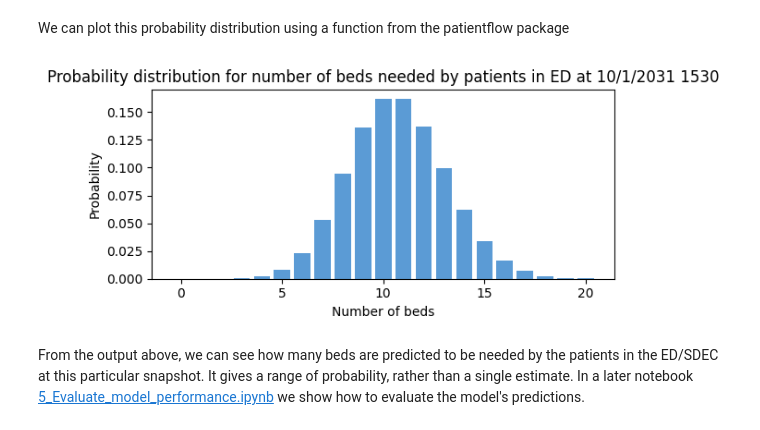
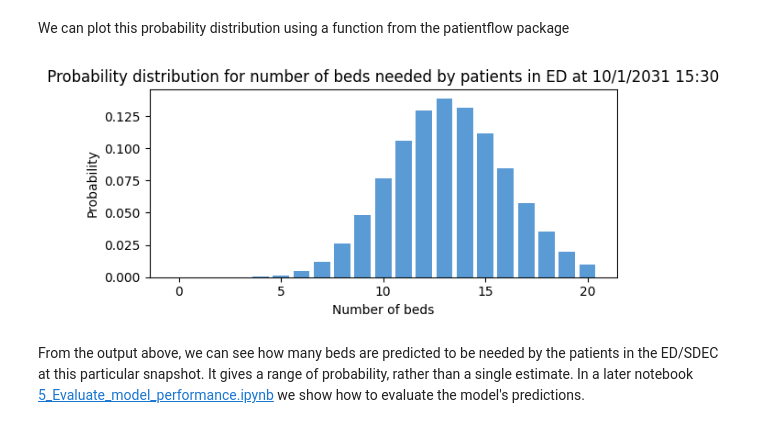
Before and after one commit to zmek/patientflow, a Jupyter notebook: notebooks/4b_Predict_demand_from_patients_in_ED.ipynb, the cells around one changed output. Saved outputs shown, nothing was run; the diff lists cells and outputs as text; code cells hidden in the pictures.

```diff
--- a/notebooks/4b_Predict_demand_from_patients_in_ED.ipynb
+++ b/notebooks/4b_Predict_demand_from_patients_in_ED.ipynb
@@ -65,8 +75,9 @@ The first step is to retrieve data on patients in the ED at that time of day, an
 
 The function in the cell below formats the name of the model based on the time of day
 # %%
-from patientflow.load import get_model_name
+from patientflow.load import get_model_key
 prediction_time = tuple([15,30])
-model_name = get_model_name('admissions', prediction_time)
-print(f'The name of the model to be loaded is {model_name}. It will be loaded from {model_file_path}')
+model_name = 'admissions_balanced_calibrated'
+model_key = get_model_key(model_name, prediction_time)
+print(f'The name of the model to be loaded is {model_key}. It will be loaded from {model_file_path}')
 # %% [output]
@@ -81,9 +92,13 @@ Next we use the `prepare_for_inference()` function. This does several things:
 # %%
 from patientflow.prepare import prepare_for_inference
 
-X_test, y_test, model = prepare_for_inference(
+exclude_from_training_data = [ 'snapshot_date', 'prediction_time','consultation_sequence', 'visit_number', 'specialty', 'final_sequence', 'training_validation_test']
+
+X_test, y_test, pipeline = prepare_for_inference(
     model_file_path,
-    'admissions',
-    prediction_time = prediction_time,
-    data_path = data_file_path / "ed_visits.csv" ,
-    single_snapshot_per_visit = False)
+    model_name,
+    prediction_time,
+    model_only=False,
+    df=test_visits,
+    single_snapshot_per_visit=False,
+    exclude_from_training_data=exclude_from_training_data)
@@ -131,8 +124,7 @@ from patientflow.prepare import prepare_snapshots_dict
 
 # select the snapshots to include in the probability distribution,
 snapshots_dict = prepare_snapshots_dict(
-    ed_visits[(ed_visits.training_validation_test == 'test') &
-        (ed_visits.prediction_time == prediction_time)]
+    test_visits[test_visits.prediction_time == prediction_time]
     )
 
 print("First 10 keys in the snapshots dictionary")
@@ -174,7 +166,7 @@ With the model, the snapshot dictionary, X_test and y_test as inputs, the get_pr
 from patientflow.aggregate import get_prob_dist
 # get probability distribution for this time of day
 prob_dist = get_prob_dist(
-        snapshots_dict, X_test, y_test, model
+        snapshots_dict, X_test, y_test, pipeline
     )
 # %% [output]
 Calculating probability distributions for 92 snapshot dates
@@ -249,12 +241,12 @@ We can plot this probability distribution using a function from the patientflow
 # %%
 from patientflow.viz.prob_dist_plot import prob_dist_plot
 
-title_ = f'Probability distribution for number of beds needed by patients in ED at {first_record_key} {model_name[-4:]}'
+title_ = f'Probability distribution for number of beds needed by patients in ED at {first_record_key} {prediction_time[0]:02d}:{prediction_time[1]:02d}'
 prob_dist_plot(prob_dist_data=prob_dist[first_record_key]['agg_predicted'],
     title=title_,
     include_titles=True)
 # %% [output]
-[figure, old version]
+[figure, new version]
 # %% [markdown]
 From the output above, we can see how many beds are predicted to be needed by the patients in the ED/SDEC at this particular snapshot. It gives a range of probability, rather than a single estimate. In a later notebook [5_Evaluate_model_performance.ipynb](5_Evaluate_model_performance.ipynb) we show how to evaluate the model's predictions.
 # %% [markdown]
```
Also changed, not shown: parts of 11 cells of this notebook, 19 other files.
